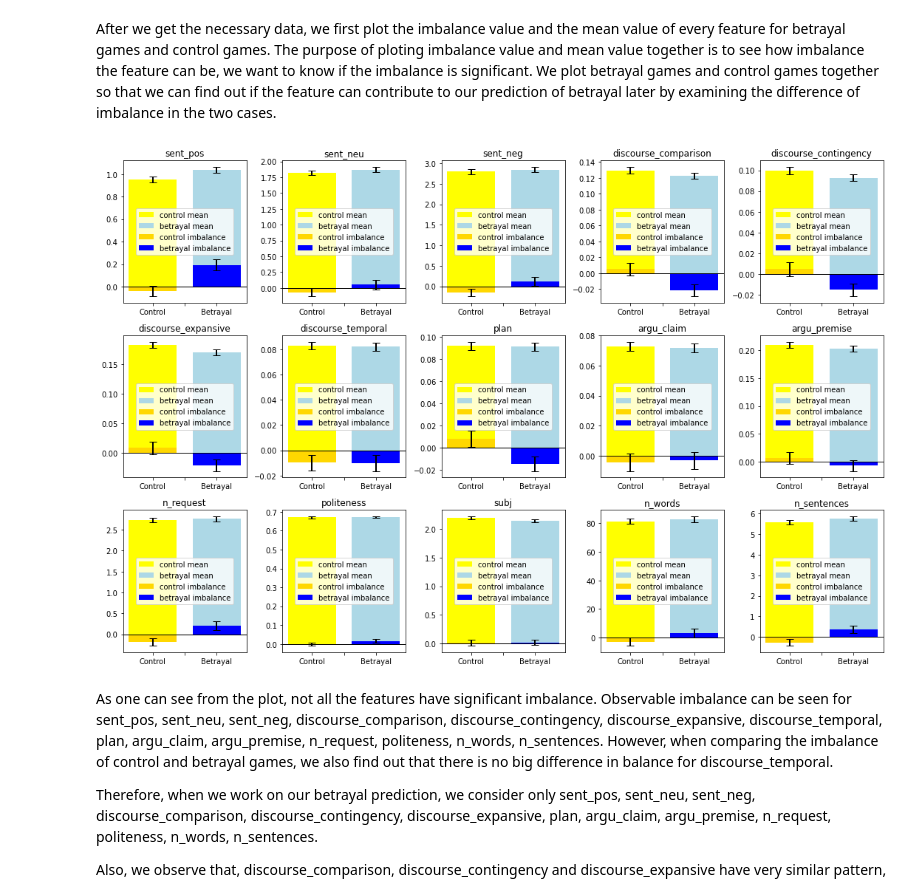
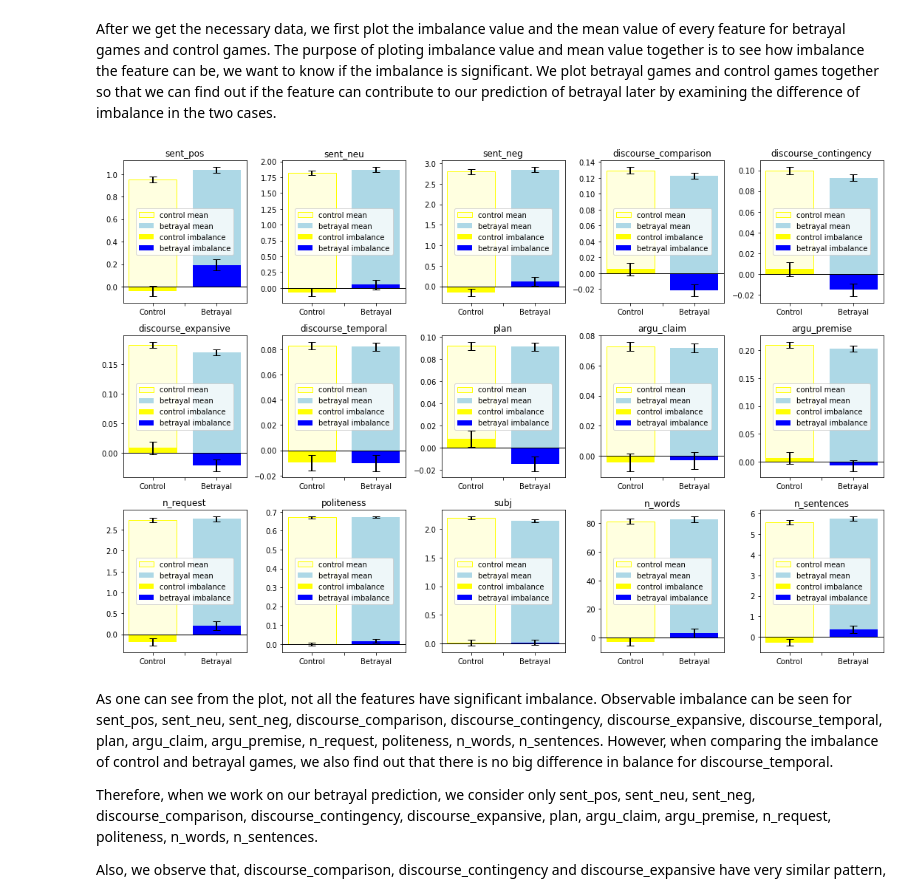
Before and after one commit to epfl-ada/ada-2020-project-milestone-p3-p3_tfpandas, a Jupyter notebook: extension_feature_selection.ipynb, the cells around one changed output. Cells and saved outputs as stored; diff of their text form; code cells hidden in the pictures.

```diff
--- a/extension_feature_selection.ipynb
+++ b/extension_feature_selection.ipynb
@@ -188,27 +188,27 @@ After we get the necessary data, we first plot the imbalance value and the mean
 # %%
 # plot imbalance score and mean scores of those features
 fig, ax = plt.subplots(3,5,figsize=(15,10))
 
 for x,i in zip(betray_imb.columns,range(15)):
     sbplt = ax[math.floor(i/5), i%5]
     sbplt.axhline(y=0, linewidth=1, color='black')
-    sbplt.bar(0, np.mean(Control[x]), yerr=sem(Control[x]), width=0.15, color='yellow', label='control mean', error_kw=dict(capsize=5, elinewidth=2, capthick=1, ecolor='k'))
+    sbplt.bar(0, np.mean(Control[x]), yerr=sem(Control[x]), width=0.15, color='lightyellow', edgecolor='yellow', label='control mean', error_kw=dict(capsize=5, elinewidth=2, capthick=1, ecolor='k'))
     sbplt.bar(0.2, np.mean(Betrayal[x]), yerr=sem(Betrayal[x]), width=0.15, color='lightblue', label='betrayal mean', error_kw=dict(capsize=5, elinewidth=2, capthick=1, ecolor='k'))
 
-    sbplt.bar(0, np.mean(control_imb[x]), yerr=sem(control_imb[x]), width=0.15, color='gold', label='control imbalance', error_kw=dict(capsize=5, elinewidth=2, capthick=1, ecolor='k'))
+    sbplt.bar(0, np.mean(control_imb[x]), yerr=sem(control_imb[x]), width=0.15, color='yellow', label='control imbalance', error_kw=dict(capsize=5, elinewidth=2, capthick=1, ecolor='k'))
     sbplt.bar(0.2, np.mean(betray_imb[x]), yerr=sem(betray_imb[x]), width=0.15, color='blue', label='betrayal imbalance', error_kw=dict(capsize=5, elinewidth=2, capthick=1, ecolor='k'))
 
     sbplt.legend(loc="center")
 
     labels = [item.get_text() for item in sbplt.get_xticklabels()]
     labels[1] = 'Control'
     labels[3] = 'Betrayal'
     sbplt.set_xticklabels(labels)
     sbplt.set_title(x)
 
 fig.tight_layout()
 # %% [output]
-[figure, old version]
+[figure, new version]
 # %% [markdown]
 As one can see from the plot, not all the features have significant imbalance. Observable imbalance can be seen for sent_pos, sent_neu, sent_neg, discourse_comparison, discourse_contingency, discourse_expansive, discourse_temporal, plan, argu_claim, argu_premise, n_request, politeness, n_words, n_sentences. However, when comparing the imbalance of control and betrayal games, we also find out that there is no big difference in balance for discourse_temporal.
 
```
Also changed, not shown: parts of 4 cells of this notebook.
